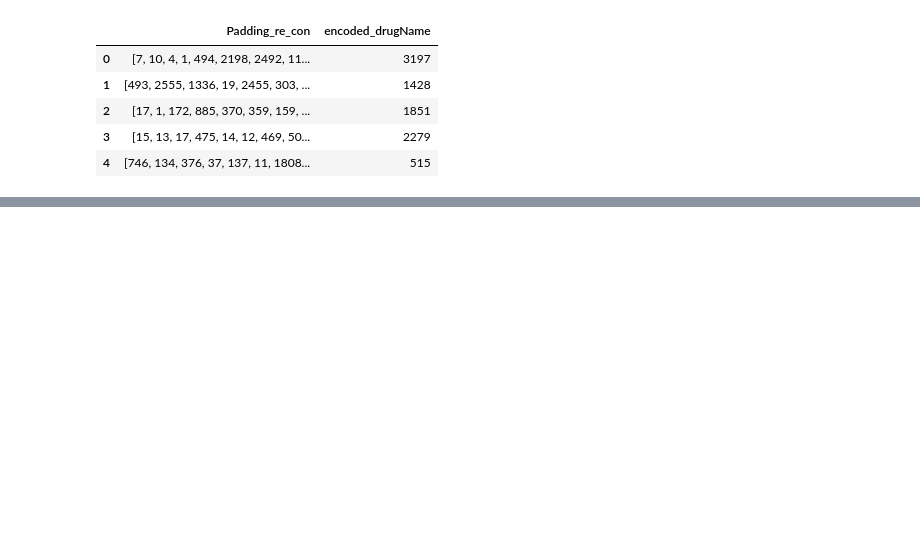
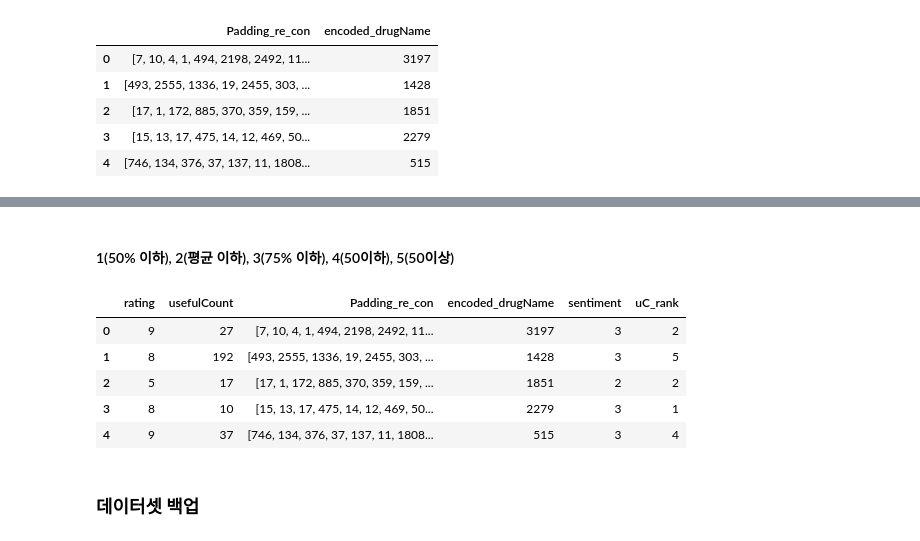
Before and after one commit to 2j0123/Drug-Review-Data-Predictions-Drug-Name, a Jupyter notebook: Drug_Data_Preprocess.ipynb, the cells around one changed output, grey strips where cells are left out. Drawn from its saved outputs; the diff is of its cells as text; code cells hidden in the pictures; blank space fills up the shorter version.

```diff
--- a/Drug_Data_Preprocess.ipynb
+++ b/Drug_Data_Preprocess.ipynb
@@ -672,0 +749,27 @@ drug_data_for_h20.head()
+# %% [markdown]
+#### 1(50% 이하), 2(평균 이하), 3(75% 이하), 4(50이하), 5(50이상)
+# %%
+def rank_useful_count(value):
+    if value <= 16:
+        return 1
+    elif value <= 28:
+        return 2
+    elif value <= 36:
+        return 3
+    elif value <= 50:
+        return 4
+    else:
+        return 5
+
+drug_data_for_weight['uC_rank'] = drug_data_for_weight['usefulCount'].apply(rank_useful_count)
+# %%
+drug_data_for_weight.head()
+# %% [output]
+|  | rating | usefulCount | Padding_re_con | encoded_drugName | sentiment | uC_rank |
+| 0 | 9 | 27 | [7, 10, 4, 1, 494, 2198, 2492, 11... | 3197 | 3 | 2 |
+| 1 | 8 | 192 | [493, 2555, 1336, 19, 2455, 303, ... | 1428 | 3 | 5 |
+| 2 | 5 | 17 | [17, 1, 172, 885, 370, 359, 159, ... | 1851 | 2 | 2 |
+| 3 | 8 | 10 | [15, 13, 17, 475, 14, 12, 469, 50... | 2279 | 3 | 1 |
+| 4 | 9 | 37 | [746, 134, 376, 37, 137, 11, 1808... | 515 | 3 | 4 |
+# %% [markdown]
+### 데이터셋 백업
```
Also changed, not shown: parts of 47 cells of this notebook, 10 other files.
